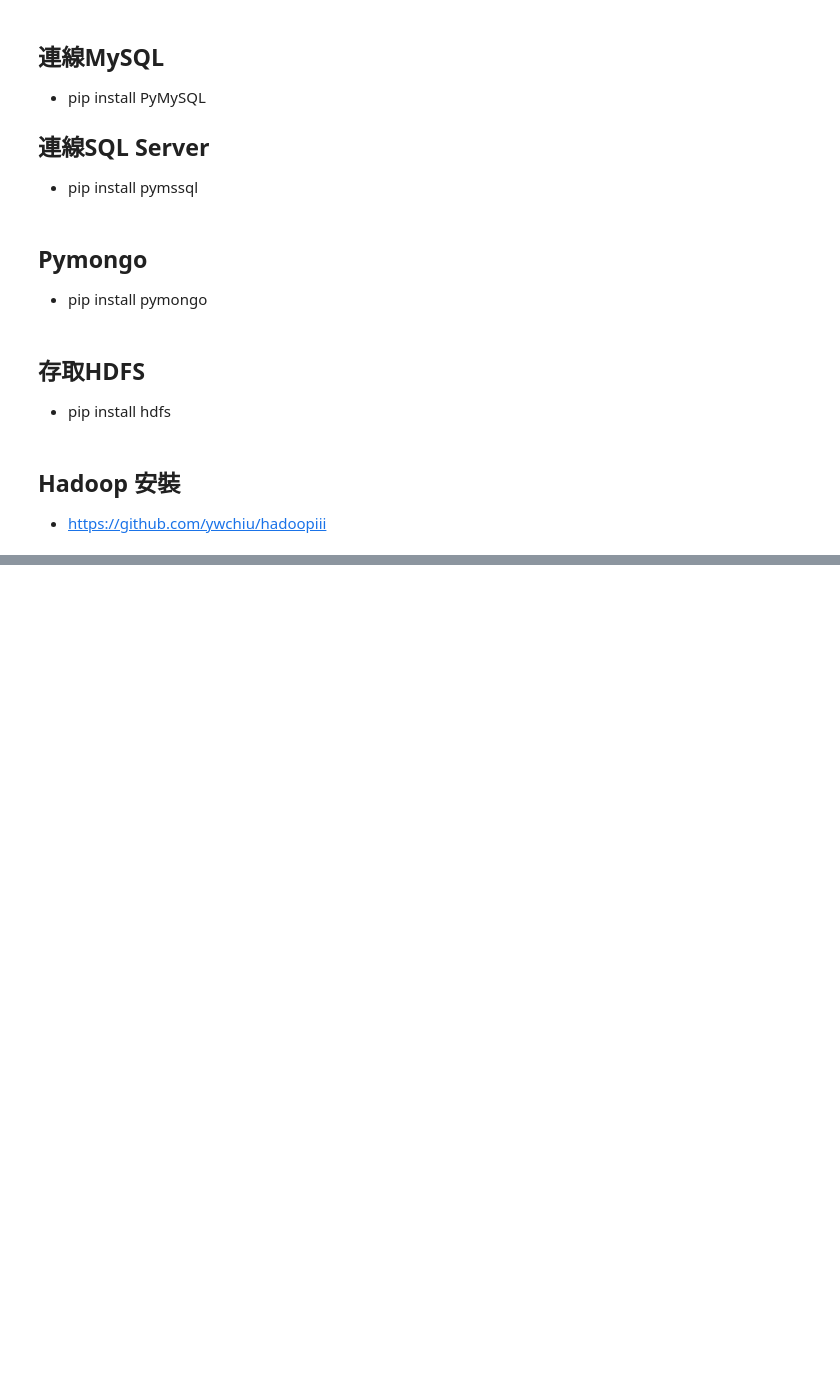
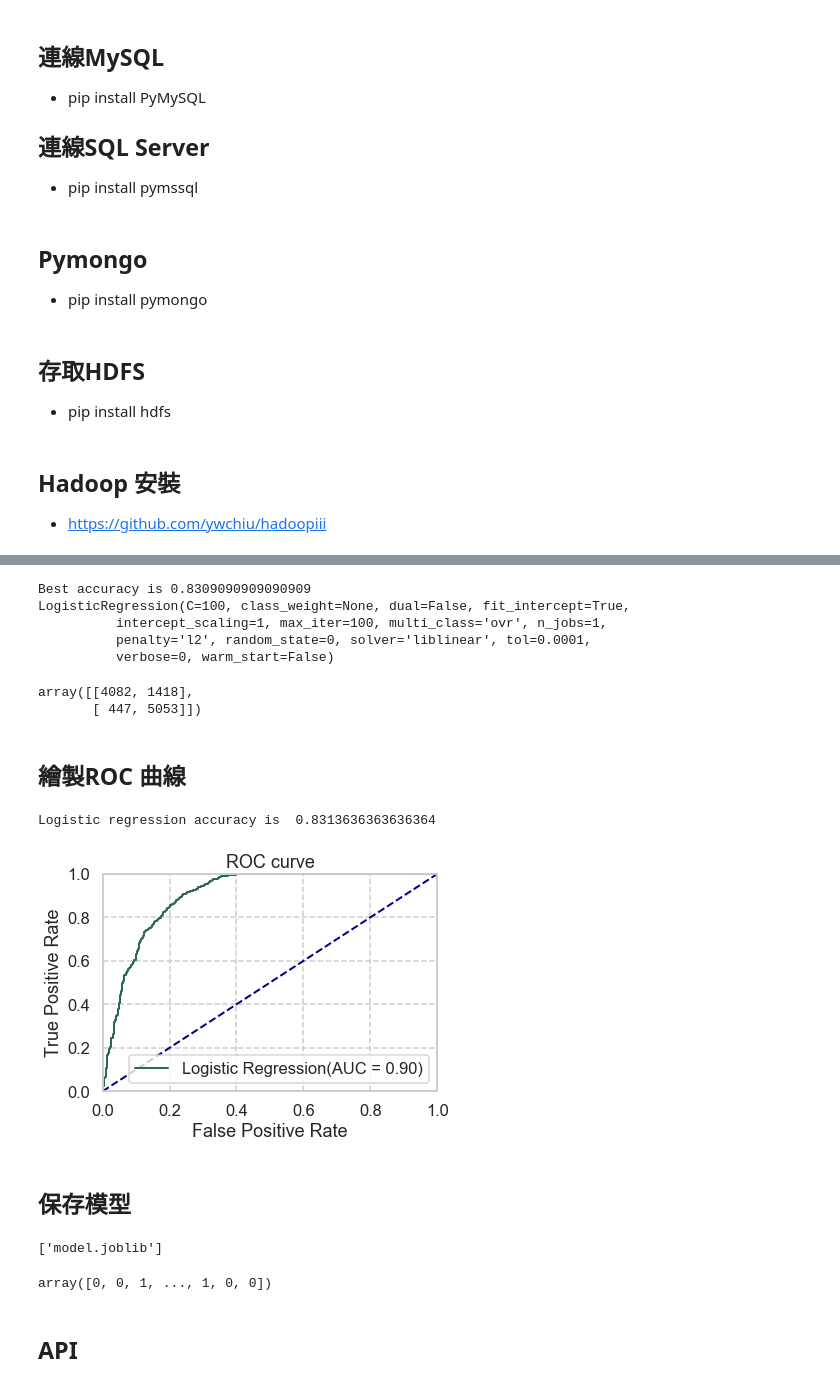
Before and after one commit to ywchiu/transglobepy, a Jupyter notebook: Demo20190621.ipynb, the cells around one changed output, grey strips where cells are left out. Saved outputs shown, nothing was run; the diff lists cells and outputs as text; code cells hidden in the pictures; blank space fills up the shorter version.

```diff
--- a/Demo20190621.ipynb
+++ b/Demo20190621.ipynb
@@ -498,0 +785,3 @@ print(_df)
+# %%
+from sklearn.model_selection import train_test_split
+X_train, X_test, y_train, y_test = train_test_split(data_clean.iloc[:,:-1], data_clean.iloc[:,-1], test_size=0.2, random_state=42)
@@ -498,0 +821,6 @@ print(_df)
+# %%
+features = ['funded_amnt','annual_inc','grade',"last_pymnt_amnt", "int_rate", "mo_sin_rcnt_rev_tl_op","mo_sin_old_rev_tl_op","bc_util","bc_open_to_buy","acc_open_past_24mths","loan_status"]
+X_train, X_test = X_train[features[:-1]], X_test[features[:-1]]
+data_clean = data_clean[features]
+print(X_train.shape)
+print(data_clean.shape)
@@ -498,0 +843,13 @@ print(_df)
+# %%
+logreg = linear_model.LogisticRegression(random_state=0)
+c=[0.001, 0.01, 0.1, 1, 10, 100, 1000]
+param_grid = dict(C=c)
+mean_scores,Best_Accuracy, Best_classifier = cross_validation_best_parameters(logreg,param_grid)
+print("Best accuracy is "+ str(Best_Accuracy))
+print(Best_classifier)
+# %% [output]
+Best accuracy is 0.8309090909090909
+LogisticRegression(C=100, class_weight=None, dual=False, fit_intercept=True,
+          intercept_scaling=1, max_iter=100, multi_class='ovr', n_jobs=1,
+          penalty='l2', random_state=0, solver='liblinear', tol=0.0001,
+          verbose=0, warm_start=False)
@@ -498,0 +859,58 @@ print(_df)
+# %%
+from sklearn.metrics import confusion_matrix
+y = data_clean.iloc[:,-1].values
+confusion_matrix(y, predicted)
+# %% [output]
+array([[4082, 1418],
+       [ 447, 5053]])
+# %% [markdown]
+## 繪製ROC 曲線
+# %%
+import seaborn as sns
+sns.set('talk', 'whitegrid', 'dark', font_scale=1,rc={"lines.linewidth": 2, 'grid.linestyle': '--'})
+def plotAUC(truth, pred, lab):
+    fpr, tpr, _ = metrics.roc_curve(truth,pred)
+    roc_auc = metrics.auc(fpr, tpr)
+    lw = 2
+    c = (np.random.rand(), np.random.rand(), np.random.rand())
+    plt.plot(fpr, tpr, color= c,lw=lw, label= lab +'(AUC = %0.2f)' % roc_auc)
+    plt.plot([0, 1], [0, 1], color='navy', lw=lw, linestyle='--')
+    plt.xlim([0.0, 1.0])
+    plt.ylim([0.0, 1.0])
+    plt.xlabel('False Positive Rate')
+    plt.ylabel('True Positive Rate')
+    plt.title('ROC curve') #Receiver Operating Characteristic
+    plt.legend(loc="lower right")
+# %%
+from sklearn.metrics import accuracy_score
+from matplotlib import pyplot as plt
+clf_LR = linear_model.LogisticRegression(C=Best_classifier.C)
+clf_LR.fit(X_train,y_train)
+
+LR_Predict = clf_LR.predict_proba(X_test)[:,1]
+LR_Predict_bin = clf_LR.predict(X_test)
+LR_Accuracy = accuracy_score(y_test,LR_Predict.round())
+
+print("Logistic regression accuracy is ",LR_Accuracy)
+plotAUC(y_test,LR_Predict,'Logistic Regression')
+plt.show()
+# %% [output]
+Logistic regression accuracy is  0.8313636363636364
+[figure, added]
+# %% [markdown]
+## 保存模型
+# %%
+from joblib import dump, load
+
+#保存模型
+dump(clf_LR, 'model.joblib')
+# %% [output]
+['model.joblib']
+# %%
+# 讀取模型
+clf_NEW = load('model.joblib')
+clf_NEW.predict(X_train)
+# %% [output]
+array([0, 0, 1, ..., 1, 0, 0])
+# %% [markdown]
+## API
```
Also changed, not shown: parts of 51 cells of this notebook.
